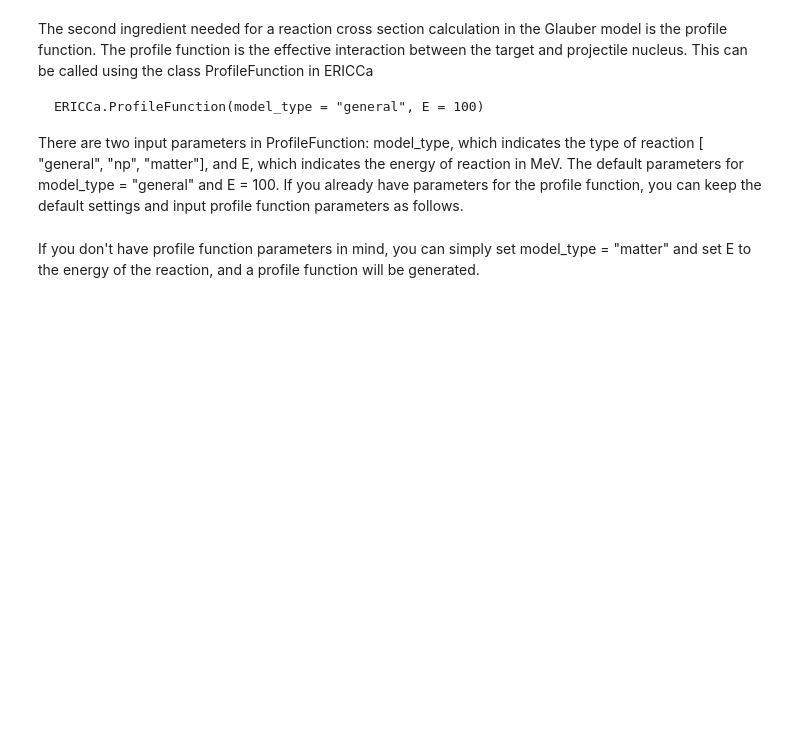
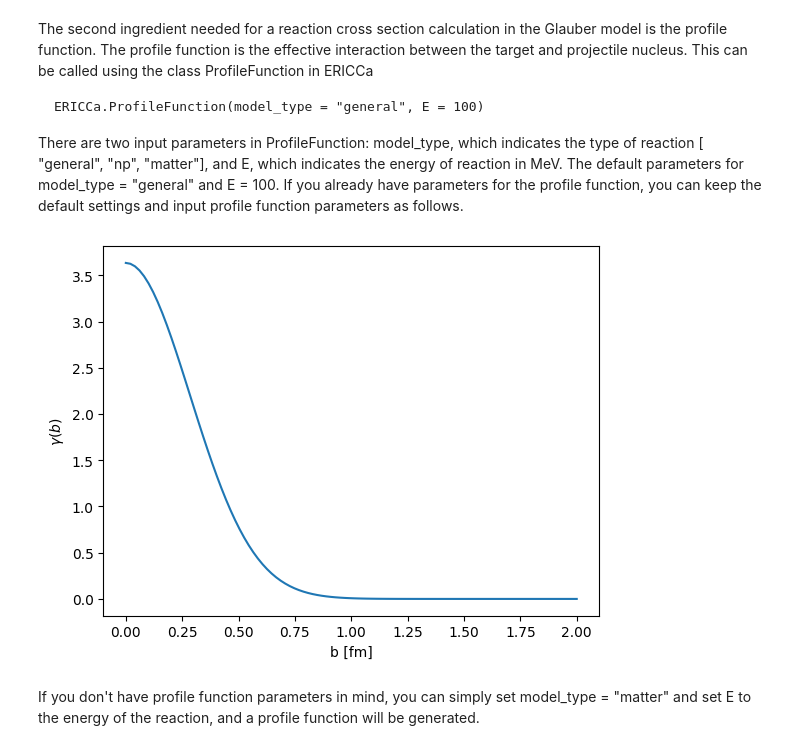
Before and after one commit to Circuitoah/ERICCa, a Jupyter notebook: tutorials/ERICCa_Tutorial.ipynb, the cells around one changed output. Saved outputs shown, nothing was run; the diff lists cells and outputs as text; code cells hidden in the pictures; blank space fills up the shorter version.

```diff
--- a/tutorials/ERICCa_Tutorial.ipynb
+++ b/tutorials/ERICCa_Tutorial.ipynb
@@ -108,16 +117,18 @@ There are two input parameters in ProfileFunction: model_type, which indicates t
 # %%
 #An example of a programed example of a profile function
 profile_funct= ERICCa.ProfileFunction()
 profile_funct.alpha = 0.326
 profile_funct.beta = 0.081
 profile_funct.sigma_n = 3.7
 
 #You can call your profile function with profile_funct.Gamma(b) where b is the impact parameter mesh
-b_mesh = np.linspace(0, 20, 100)
+b_mesh = np.linspace(0, 2, 100)
 plt.plot(b_mesh, profile_funct.Gamma(b_mesh))
 plt.xlabel("b [fm]")
 plt.ylabel(r"$\gamma(b)$")
 plt.show()
+# %% [output]
+[figure, added]
 # %% [markdown]
 If you don't have profile function parameters in mind, you can simply set model_type = "matter" and set E to the energy of the reaction, and a profile function will be generated.
 # %%
```
Also changed, not shown: parts of 15 cells of this notebook, 1 other file.
